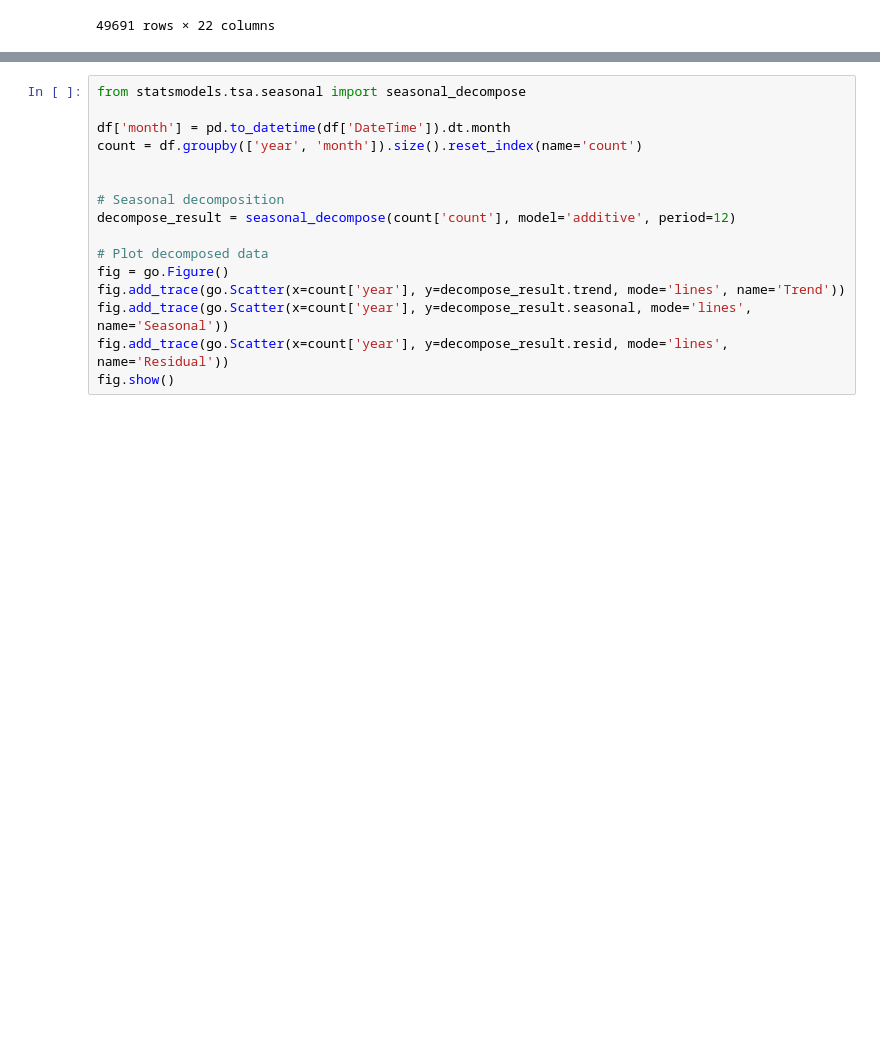
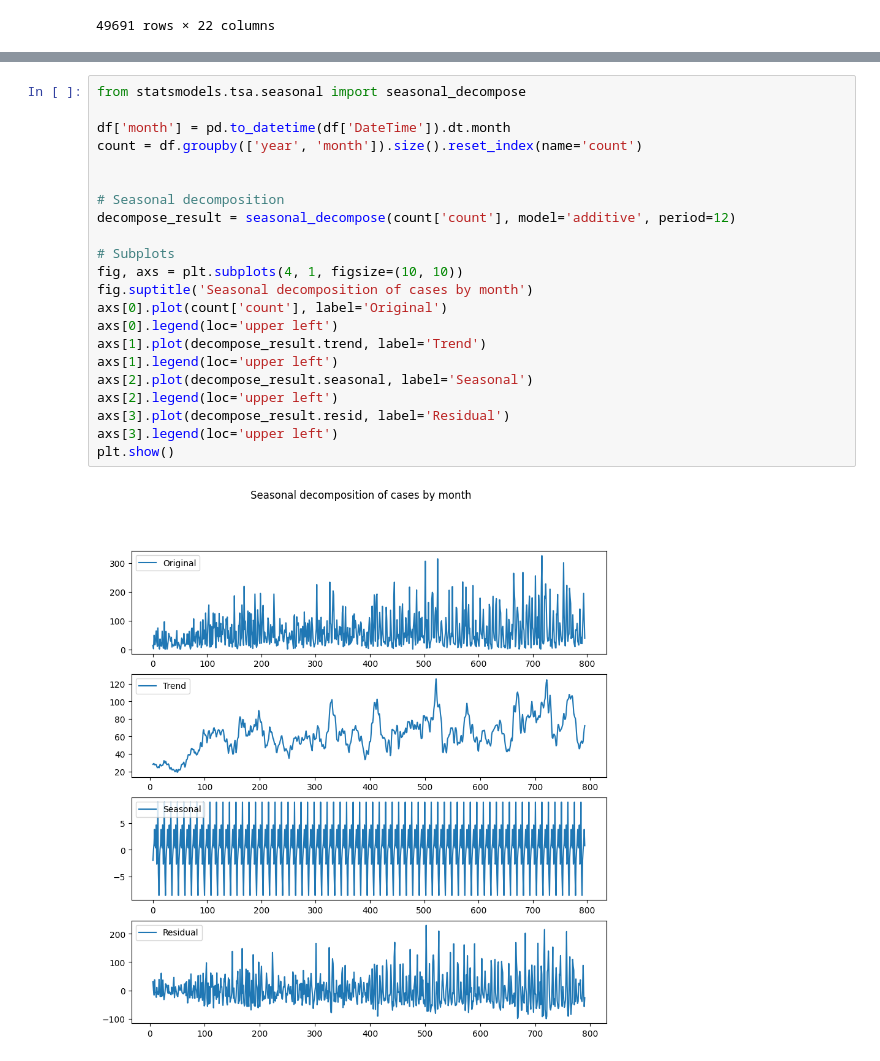
Before and after one commit to saucyq/hurricane-tracker, a Jupyter notebook: test.ipynb, the cells around one changed output, grey strips where cells are left out. Saved outputs shown, nothing was run; the diff lists cells and outputs as text; blank space fills up the shorter version.

```diff
--- a/test.ipynb
+++ b/test.ipynb
@@ -36,16 +49,24 @@ fig.show()
 # %%
 from statsmodels.tsa.seasonal import seasonal_decompose
 
 df['month'] = pd.to_datetime(df['DateTime']).dt.month
 count = df.groupby(['year', 'month']).size().reset_index(name='count')
 
 
 # Seasonal decomposition
 decompose_result = seasonal_decompose(count['count'], model='additive', period=12)
 
-# Plot decomposed data
-fig = go.Figure()
-fig.add_trace(go.Scatter(x=count['year'], y=decompose_result.trend, mode='lines', name='Trend'))
-fig.add_trace(go.Scatter(x=count['year'], y=decompose_result.seasonal, mode='lines', name='Seasonal'))
-fig.add_trace(go.Scatter(x=count['year'], y=decompose_result.resid, mode='lines', name='Residual'))
-fig.show()
+# Subplots
+fig, axs = plt.subplots(4, 1, figsize=(10, 10))
+fig.suptitle('Seasonal decomposition of cases by month')
+axs[0].plot(count['count'], label='Original')
+axs[0].legend(loc='upper left')
+axs[1].plot(decompose_result.trend, label='Trend')
+axs[1].legend(loc='upper left')
+axs[2].plot(decompose_result.seasonal, label='Seasonal')
+axs[2].legend(loc='upper left')
+axs[3].plot(decompose_result.resid, label='Residual')
+axs[3].legend(loc='upper left')
+plt.show()
+# %% [output]
+[figure, added]
```
Also changed, not shown: parts of 3 cells of this notebook.
